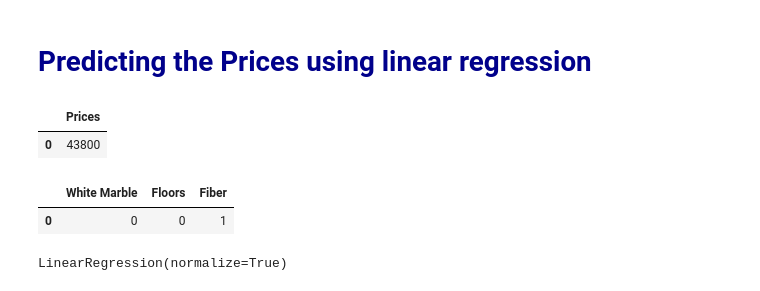
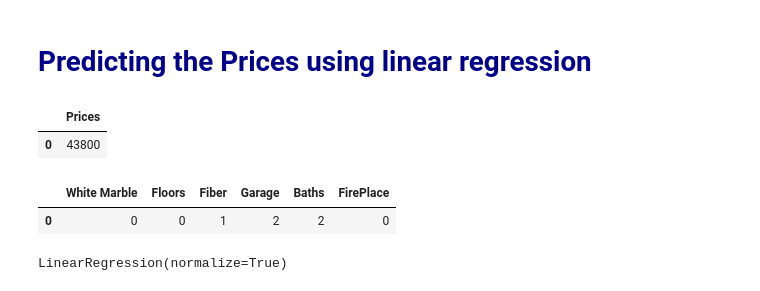
Before and after one commit to eoliv107/LinearRegressionHousePricing, a Jupyter notebook: Housepricing.ipynb, the cells around one changed output. Saved outputs shown, nothing was run; the diff lists cells and outputs as text; code cells hidden in the pictures.

```diff
--- a/Housepricing.ipynb
+++ b/Housepricing.ipynb
@@ -413,11 +422,11 @@ y.head(1)
 | 0 | 43800 |
 # %%
 #Independent Variables X(['White Marble', 'Floors', 'Fiber'])
-X = data[['White Marble', 'Floors', 'Fiber']]
+X = data[['White Marble', 'Floors', 'Fiber', 'Garage', 'Baths', 'FirePlace']]
 X.head(1)
 # %% [output]
-|  | White Marble | Floors | Fiber |
-| 0 | 0 | 0 | 1 |
+|  | White Marble | Floors | Fiber | Garage | Baths | FirePlace |
+| 0 | 0 | 0 | 1 | 2 | 2 | 0 |
 # %%
 #Creating Train and Test Datasets using Train_test_split from skitlearn
 X_train, X_test, y_train, y_test = train_test_split(X, y, test_size=0.33, random_state=1)
```
Also changed, not shown: parts of 17 cells of this notebook.
